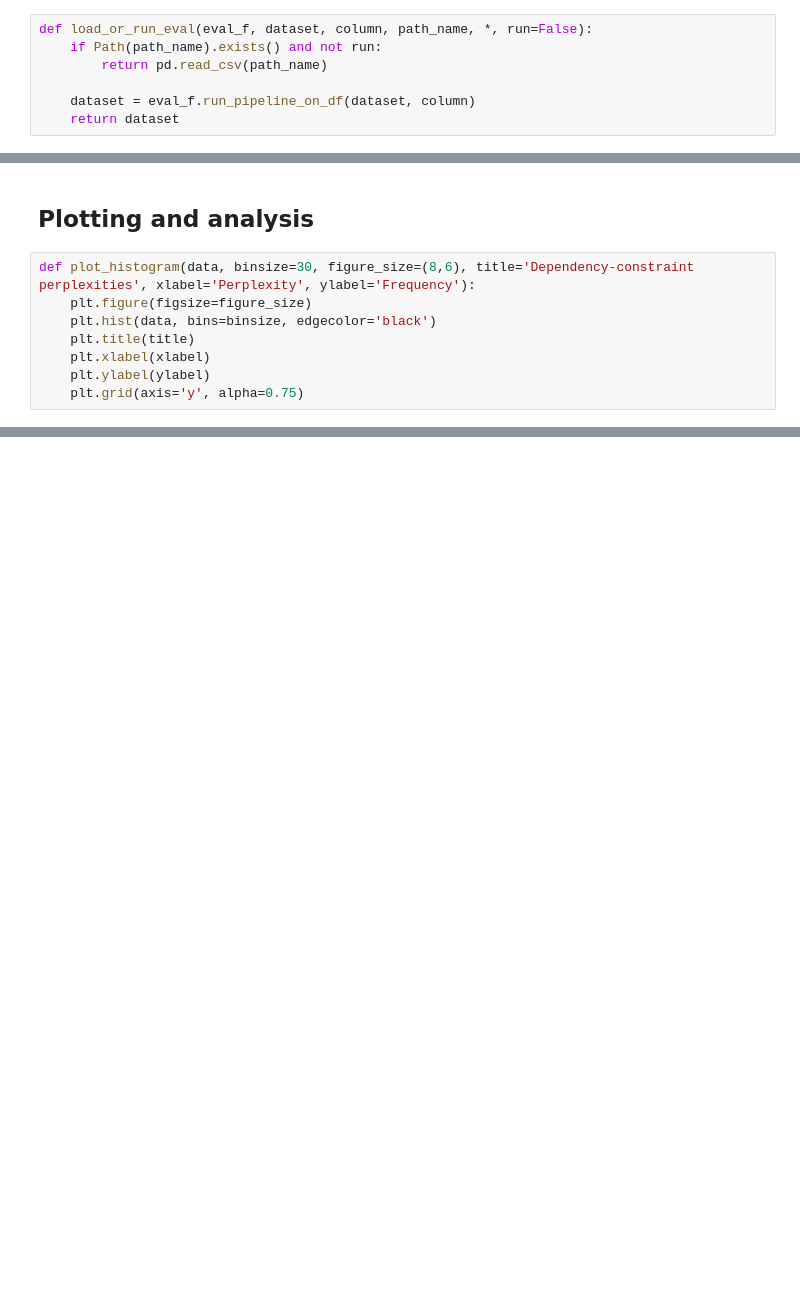
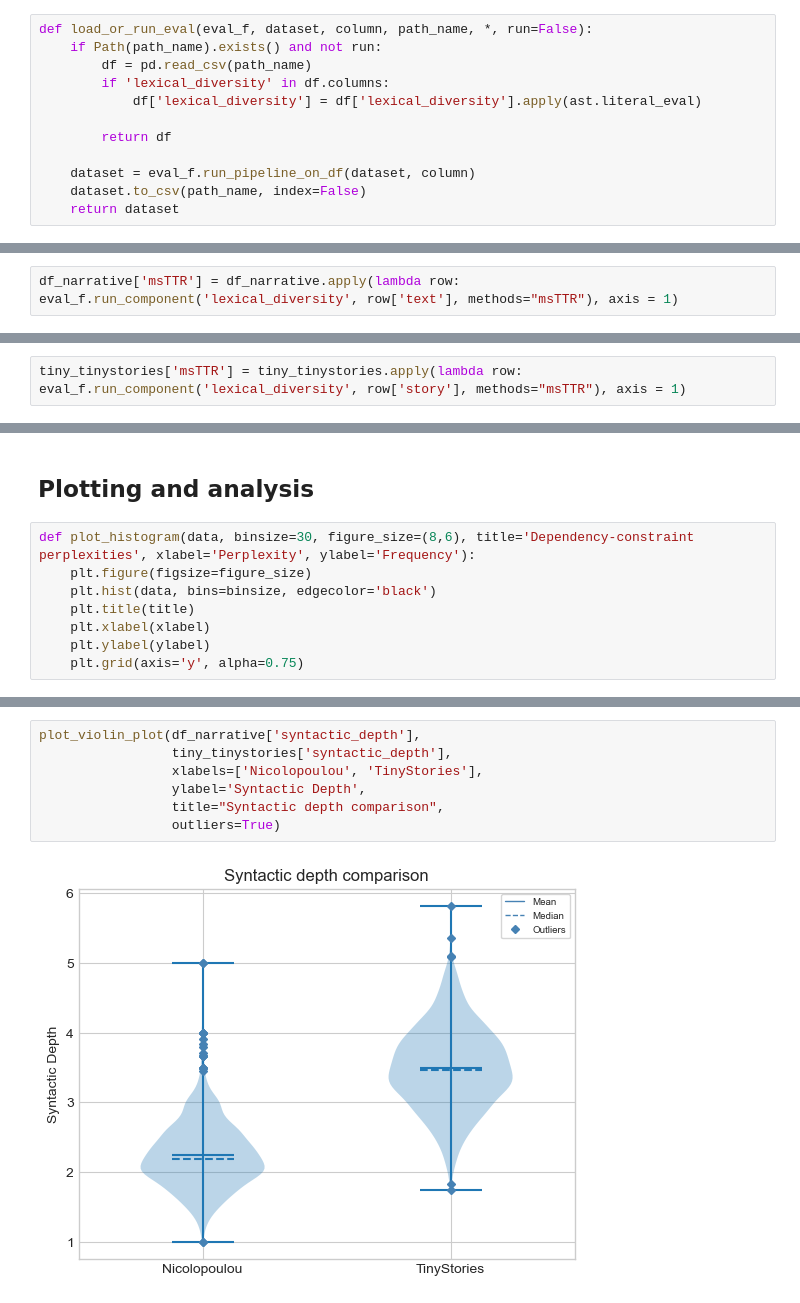
Before and after one commit to sabijn/storylm_p1_data, a Jupyter notebook: dataset_eval_overview-EN.ipynb, the cells around one changed output, grey strips where cells are left out. Drawn from its saved outputs; the diff is of its cells as text; blank space fills up the shorter version.

```diff
--- a/dataset_eval_overview-EN.ipynb
+++ b/dataset_eval_overview-EN.ipynb
@@ -156,9 +163,14 @@ eval_f.add_pipe("vendi_embeddings")
 # %%
 def load_or_run_eval(eval_f, dataset, column, path_name, *, run=False):
     if Path(path_name).exists() and not run:
-        return pd.read_csv(path_name)
+        df = pd.read_csv(path_name)
+        if 'lexical_diversity' in df.columns:
+            df['lexical_diversity'] = df['lexical_diversity'].apply(ast.literal_eval)
+
+        return df
 
     dataset = eval_f.run_pipeline_on_df(dataset, column)
+    dataset.to_csv(path_name, index=False)
     return dataset
 # %%
 df_narrative = load_or_run_eval(eval_f, df_narrative, 'text', 'results/nicolopoulou_eval_results.csv')
@@ -178,3 +177,5 @@ Running vendi_embeddings
+# %%
+df_narrative['msTTR'] = df_narrative.apply(lambda row: eval_f.run_component('lexical_diversity', row['text'], methods="msTTR"), axis = 1)
 # %% [markdown]
 ## Run pipeline (tinystories)
 # %%
@@ -195,3 +183,5 @@ Running vendi_embeddings
+# %%
+tiny_tinystories['msTTR'] = tiny_tinystories.apply(lambda row: eval_f.run_component('lexical_diversity', row['story'], methods="msTTR"), axis = 1)
 # %% [markdown]
 ## MAUVE
 -- Pillutla (2021), see also Peeperkorn (NYP)
@@ -538,0 +329,9 @@ def plot_histogram(data, binsize=30, figure_size=(8,6), title='Dependency-constr
+# %%
+plot_violin_plot(df_narrative['syntactic_depth'],
+                 tiny_tinystories['syntactic_depth'],
+                 xlabels=['Nicolopoulou', 'TinyStories'],
+                 ylabel='Syntactic Depth',
+                 title="Syntactic depth comparison",
+                 outliers=True)
+# %% [output]
+[figure, added]
```
Also changed, not shown: parts of 42 cells of this notebook, 33 other files.
